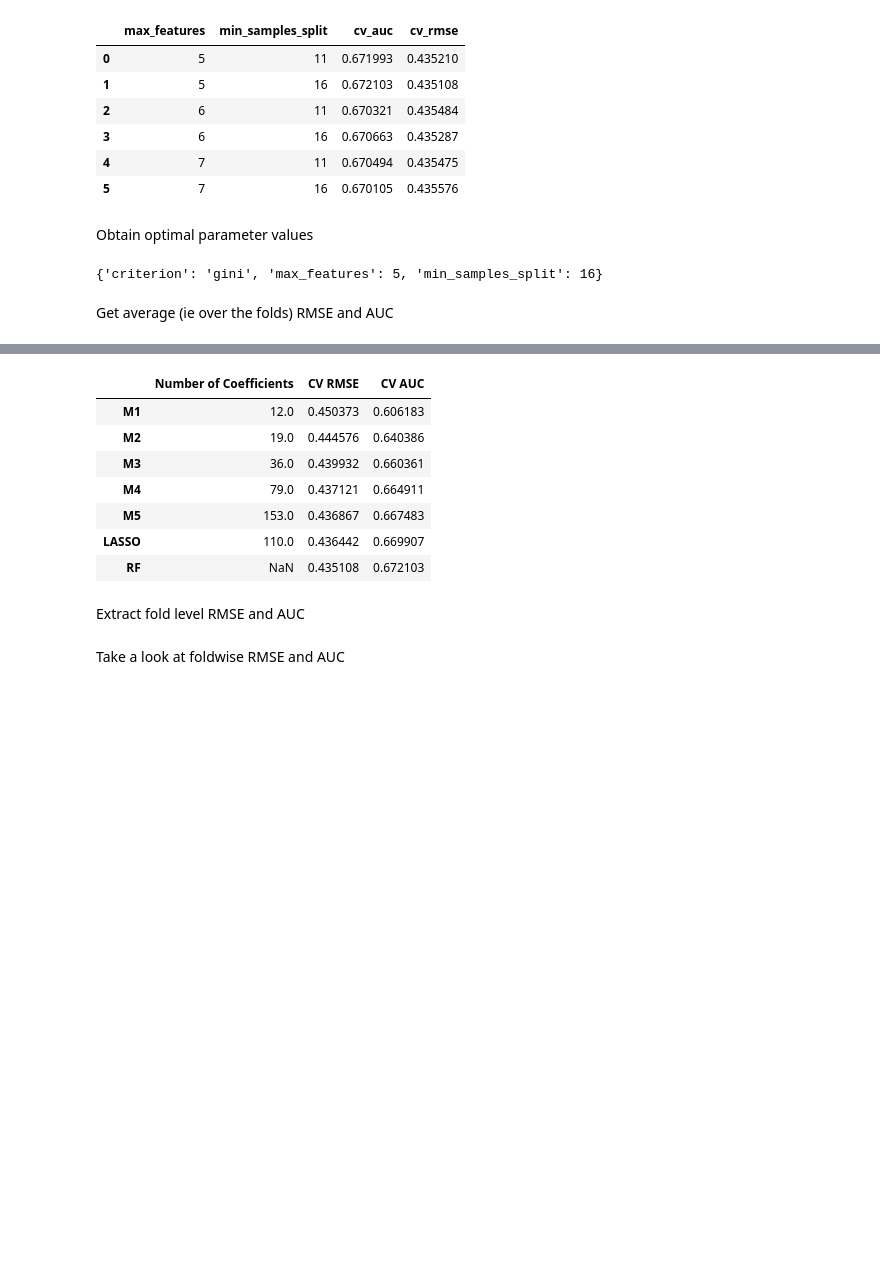
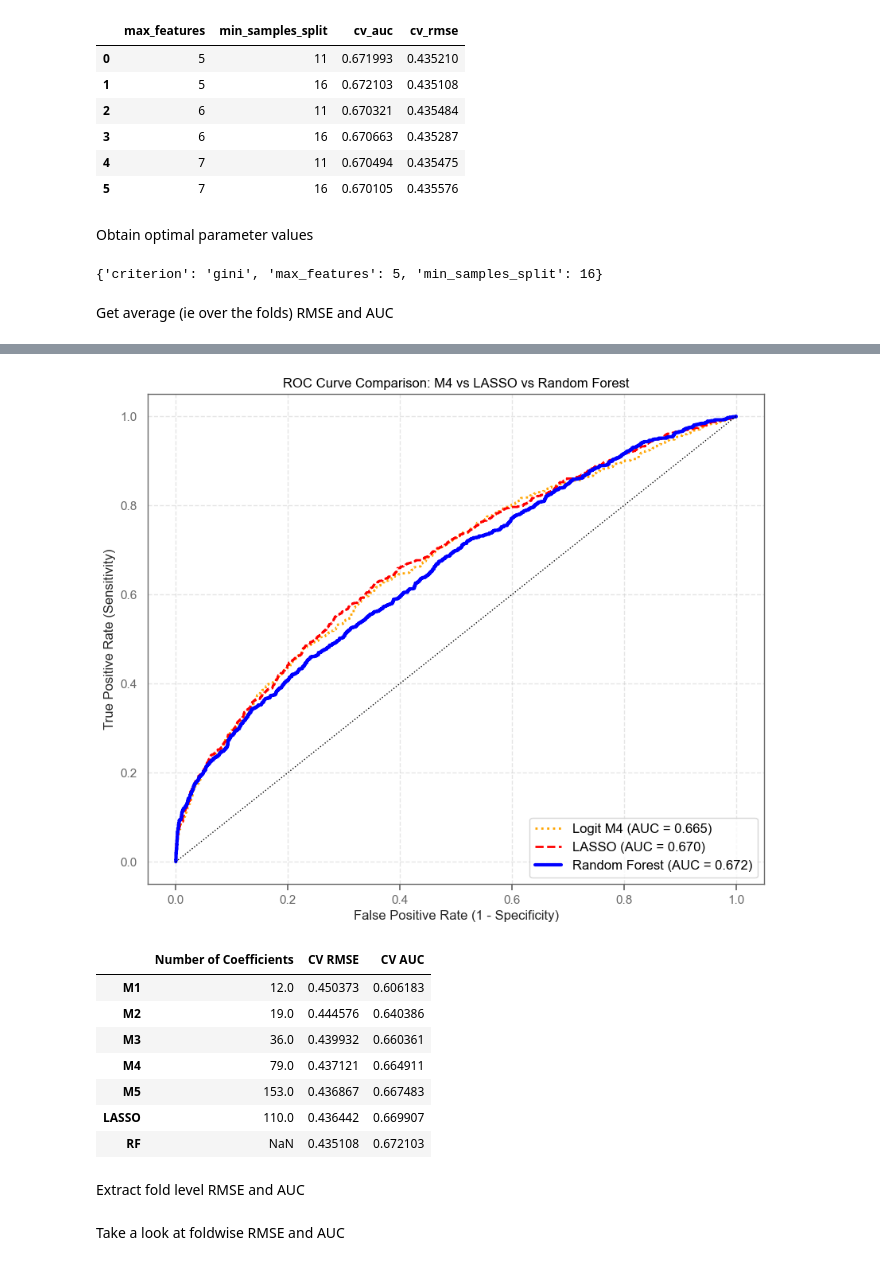
Before and after one commit to yllkeberisha24/predicting-fast-growing-firms, a Jupyter notebook: code/HW2-prediction.ipynb, the cells around one changed output, grey strips where cells are left out. Drawn from its saved outputs; the diff is of its cells as text; code cells hidden in the pictures; blank space fills up the shorter version.

```diff
--- a/code/HW2-prediction.ipynb
+++ b/code/HW2-prediction.ipynb
@@ -1212,3 +1296,84 @@ prob_forest_best_results_index = prob_forest_best_results.index.values[0]
+# %%
+# plot ROC curve comparison
+plt.figure(figsize=(10, 8))
+
+# ---------------------------------------------------------
+# 1. Plot M4 (Logistic Regression)
+# ---------------------------------------------------------
+if 'M4' in fold5_all_coords:
+    df_m4 = fold5_all_coords['M4']
+    m4_auc = summary.loc["M4", "CV AUC"]
+    # Ensure extracting numeric value
+    if isinstance(m4_auc, pd.Series):
+        m4_auc = m4_auc.iloc[0]
+
+    plt.plot(df_m4['false_pos']/df_m4['neg'],
+             df_m4['true_pos']/df_m4['pos'],
+             label=f'Logit M4 (AUC = {m4_auc:.3f})',
+             color='orange', linestyle=':', linewidth=2)
+
+# ---------------------------------------------------------
+# 2. Plot LASSO
+# ---------------------------------------------------------
+if 'LASSO' in fold5_all_coords:
+    df_lasso = fold5_all_coords['LASSO']
+    lasso_auc = summary.loc["LASSO", "CV AUC"]
+    if isinstance(lasso_auc, pd.Series):
+        lasso_auc = lasso_auc.iloc[0]
+
+    plt.plot(df_lasso['false_pos']/df_lasso['neg'],
+             df_lasso['true_pos']/df_lasso['pos'],
+             label=f'LASSO (AUC = {lasso_auc:.3f})',
+             color='red', linestyle='--', linewidth=2)
+
+# ---------------------------------------------------------
+# 3. Plot Random Forest
+# ---------------------------------------------------------
+
+# Build RF summary from CV results
+rf_summary = prob_forest_best_results[["cv_auc"]].rename(columns={"cv_auc": "CV AUC"}).reset_index(drop=True)
+
+# Build ROC coordinates on holdout for Random Forest
+y_holdout_values = np.asarray(y_holdout).ravel()
+rf_pred_proba = prob_forest_fit.best_estimator_.predict_proba(rfvars_holdout)[:, 1]
+false_pos_rate_rf, true_pos_rate_rf, thresholds_rf = roc_curve(y_holdout_values, rf_pred_proba)
+
+pos_rf = (y_holdout_values == 1).sum()
+neg_rf = (y_holdout_values == 0).sum()
+all_coords_rf = pd.DataFrame(
+    {
+        "false_pos": false_pos_rate_rf * neg_rf,
+        "true_pos": true_pos_rate_rf * pos_rf,
+        "false_neg": pos_rf - true_pos_rate_rf * pos_rf,
+        "true_neg": neg_rf - false_pos_rate_rf * neg_rf,
+        "pos": pos_rf,
+        "neg": neg_rf,
+        "n": len(y_holdout_values),
+        "thresholds": thresholds_rf,
+    }
+)
+
+rf_auc = rf_summary["CV AUC"].iloc[0]
+
+plt.plot(all_coords_rf['false_pos']/all_coords_rf['neg'],
+         all_coords_rf['true_pos']/all_coords_rf['pos'],
+         label=f'Random Forest (AUC = {rf_auc:.3f})',
+         color='blue', linewidth=3) # Bold blue line
+
+# ---------------------------------------------------------
+# 4. Format plot
+# ---------------------------------------------------------
+plt.plot([0, 1], [0, 1], color='black', linestyle=':', linewidth=1) # Diagonal reference line
+plt.xlabel('False Positive Rate (1 - Specificity)')
+plt.ylabel('True Positive Rate (Sensitivity)')
+plt.title('ROC Curve Comparison: M4 vs LASSO vs Random Forest')
+plt.legend(loc='lower right', fontsize=12)
+plt.grid(True, linestyle='--', alpha=0.5)
+
+# Display plot
+plt.show()
+# %% [output]
+[figure, added]
 # %%
 summary.loc["RF", "Number of Coefficients"] = np.nan
 summary.loc["RF", "CV RMSE"] = prob_forest_best_results["cv_rmse"].values[0]
```
Also changed, not shown: parts of 4 cells of this notebook, 11 other files.
